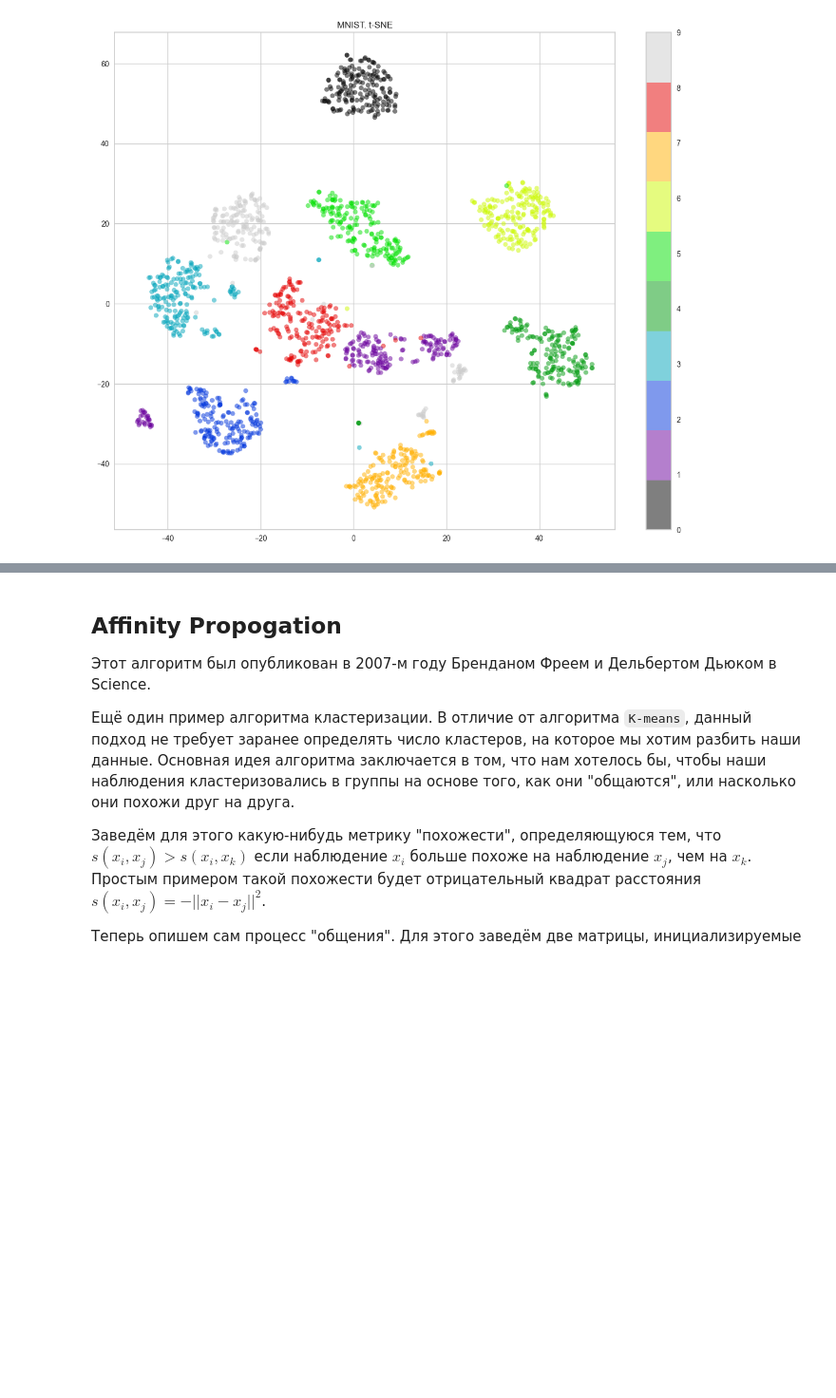
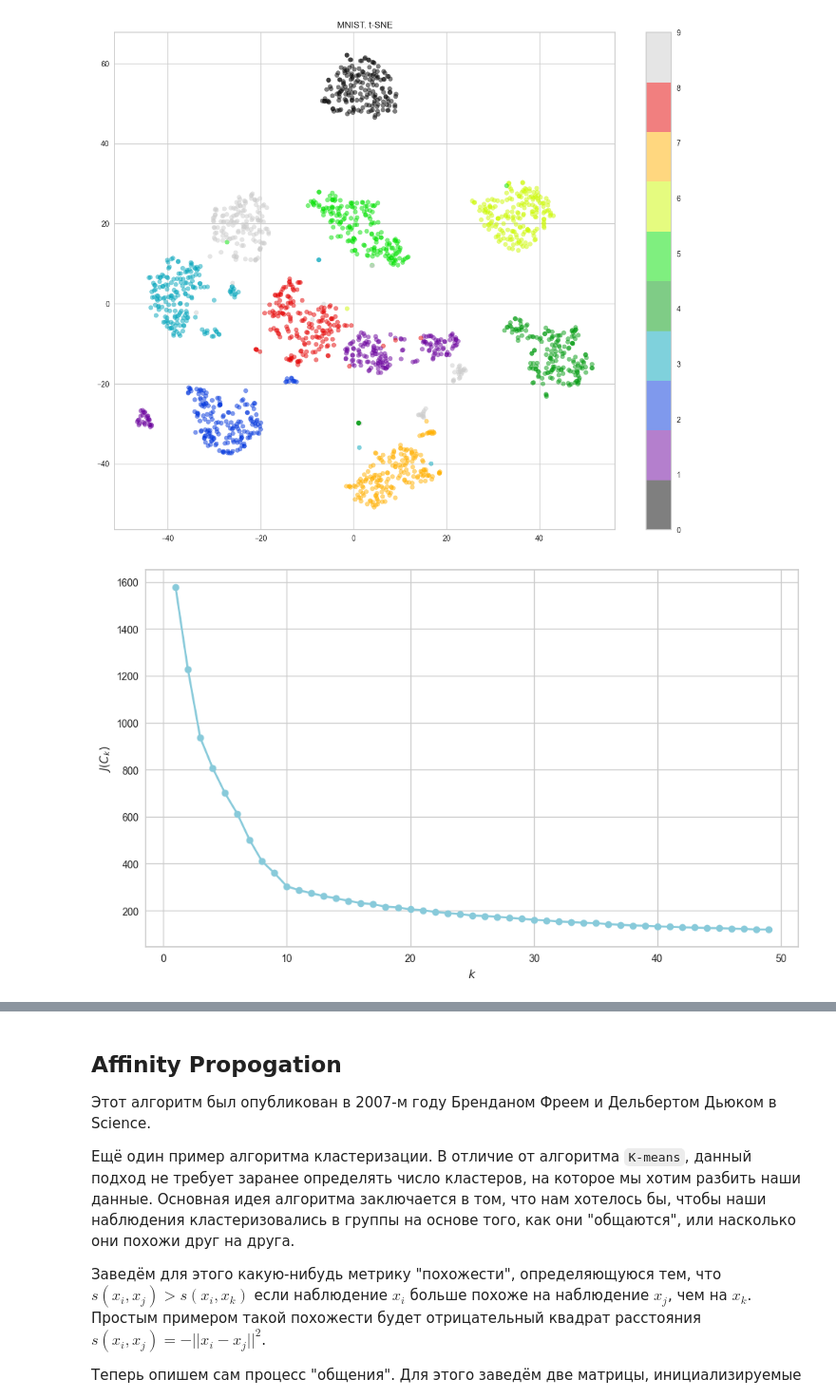
Before and after one commit to bazhil/introduction_in_ml, a Jupyter notebook: 1. Теория вероятности и математическая статистика/4. Алгоритмы машинного обучения для решения задач обучения с учителем/Clustering.ipynb, the cells around one changed output, grey strips where cells are left out. Shown at 95% size. Cells and saved outputs as stored; diff of their text form; code cells hidden in the pictures; blank space fills up the shorter version.

Commit message:
Add files via upload
Add file with clustering

```diff
--- a/1. Теория вероятности и математическая статистика/4. Алгоритмы машинного обучения для решения задач обучения с учителем/Clustering.ipynb
+++ b/1. Теория вероятности и математическая статистика/4. Алгоритмы машинного обучения для решения задач обучения с учителем/Clustering.ipynb
@@ -189,0 +187,17 @@ plt.title('MNIST. t-SNE');
+# %%
+# Оптимальное количество кластеров для MNIST
+# type your code here
+from sklearn.cluster import KMeans
+
+inertia = []
+for k in range(1, 50):
+    kmeans = KMeans(n_clusters=k, random_state=17).fit(X_mnist_tsne)
+    inertia.append(np.sqrt(kmeans.inertia_))
+
+plt.figure(figsize=(10,6), tight_layout=True)
+plt.grid(True)
+plt.plot(range(1, 50), inertia, 'o-c', linewidth=2);
+plt.xlabel('$k$')
+plt.ylabel('$J(C_{k})$');
+# %% [output]
+[figure, added]
```
Also changed, not shown: parts of 22 cells of this notebook.
